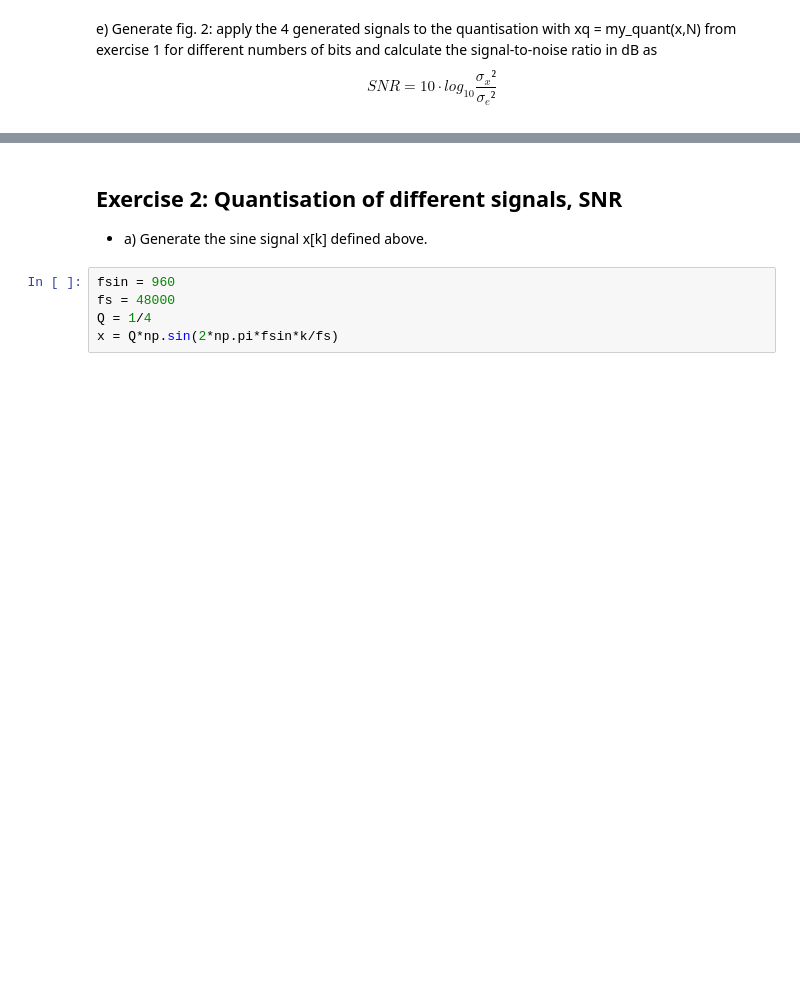
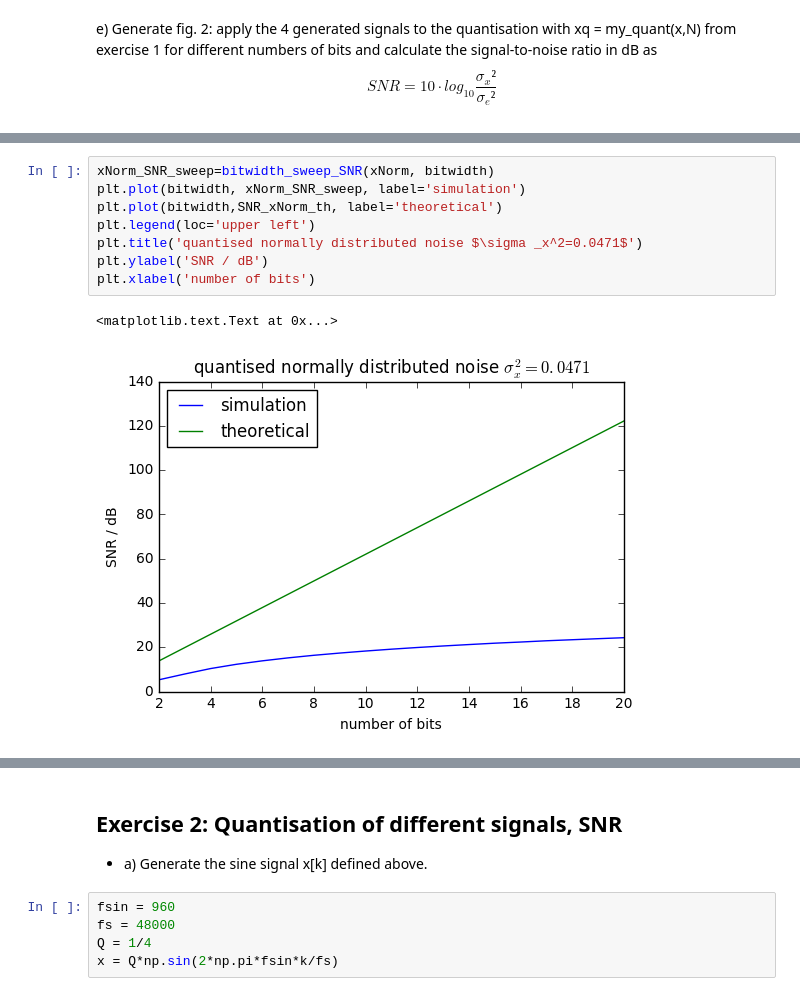
Before and after one commit to JakobHeller/DigitalSignalProcessing, a Jupyter notebook: Lab3.ipynb, the cells around one changed output, grey strips where cells are left out. Drawn from its saved outputs; the diff is of its cells as text; blank space fills up the shorter version.

```diff
--- a/Lab3.ipynb
+++ b/Lab3.ipynb
@@ -142,0 +159,11 @@ print(snr_xLaplace)
+# %%
+xNorm_SNR_sweep=bitwidth_sweep_SNR(xNorm, bitwidth)
+plt.plot(bitwidth, xNorm_SNR_sweep, label='simulation')
+plt.plot(bitwidth,SNR_xNorm_th, label='theoretical')
+plt.legend(loc='upper left')
+plt.title('quantised normally distributed noise $\sigma _x^2=0.0471$')
+plt.ylabel('SNR / dB')
+plt.xlabel('number of bits')
+# %% [output]
+<matplotlib.text.Text at 0x...>
+[figure, added]
```
Also changed, not shown: parts of 11 cells of this notebook.
